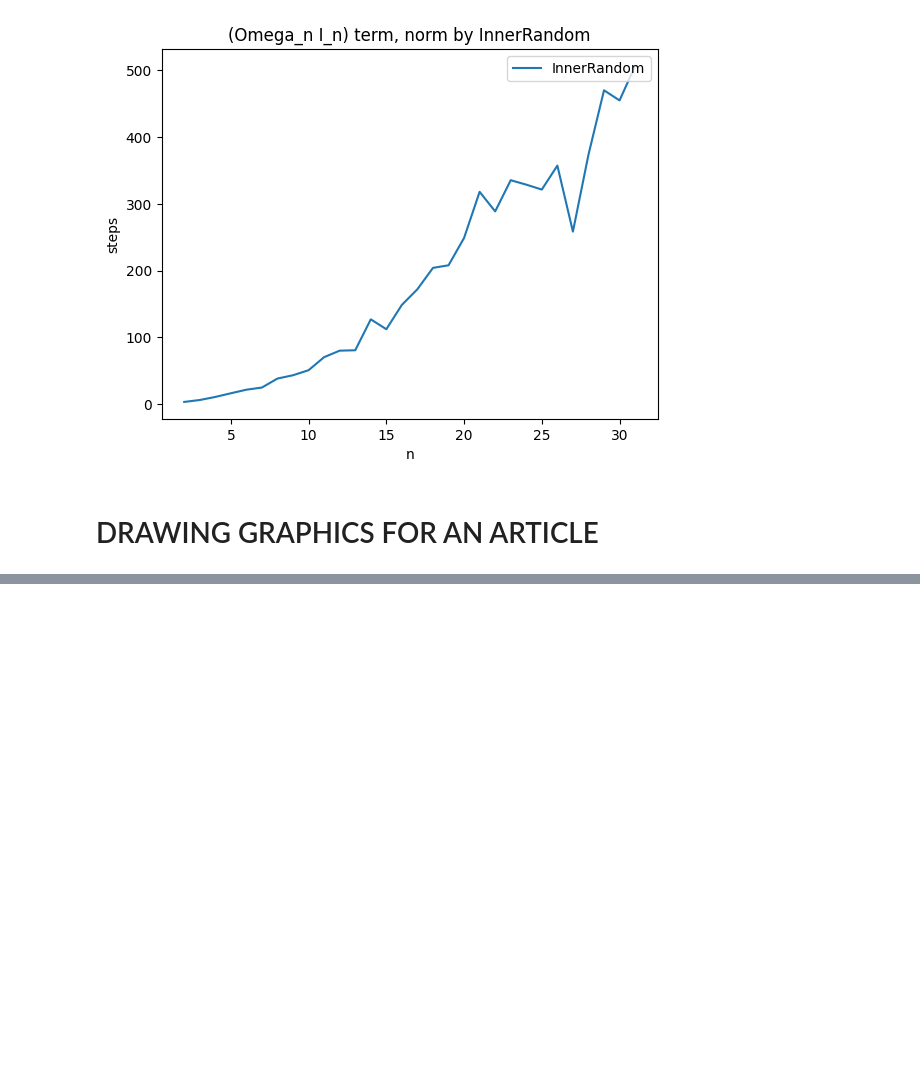
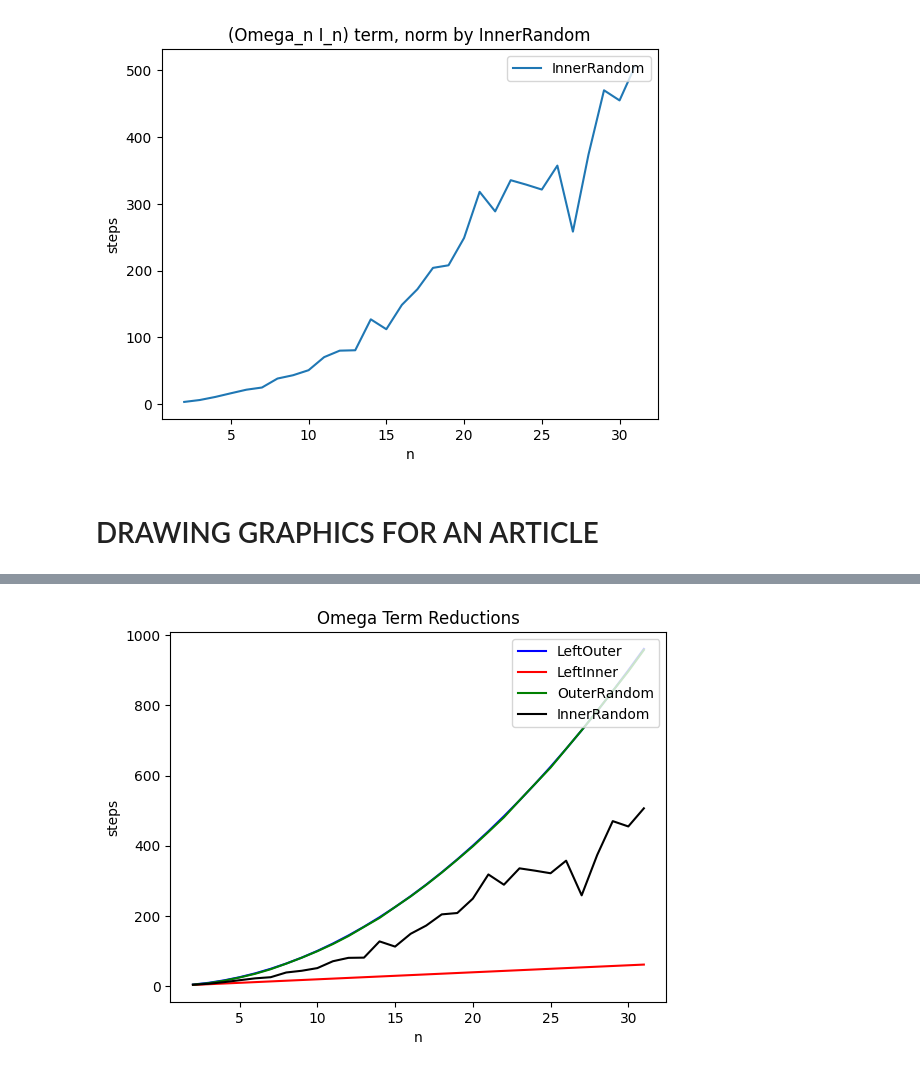
Before and after one commit to alex-deineha/pure-calculus, a Jupyter notebook: src/tests_12_omega_term/article_graphics.ipynb, the cells around one changed output, grey strips where cells are left out. Drawn from its saved outputs; the diff is of its cells as text; code cells hidden in the pictures; blank space fills up the shorter version.

```diff
--- a/src/tests_12_omega_term/article_graphics.ipynb
+++ b/src/tests_12_omega_term/article_graphics.ipynb
@@ -220,0 +263,11 @@ ir_steps_pow_1 = [3.45, 6.3, 10.9, 16.4, 21.75, 25.0, 38.45, 43.4, 50.95, 70.5,
+# %%
+context = {
+    "LeftOuter": (lo_steps, "-", "blue"),
+    "LeftInner": (li_steps, "-", "red"),
+    "OuterRandom": (or_steps_pow_1, "-", "green"),
+    "InnerRandom": (ir_steps_pow_1, "-", "black"),
+}
+
+draw_mult_lines_color(comp_data=context, title="Omega Term Reductions", x_label="n", y_label="steps")
+# %% [output]
+[figure, added]
```
Also changed, not shown: parts of 21 cells of this notebook.
